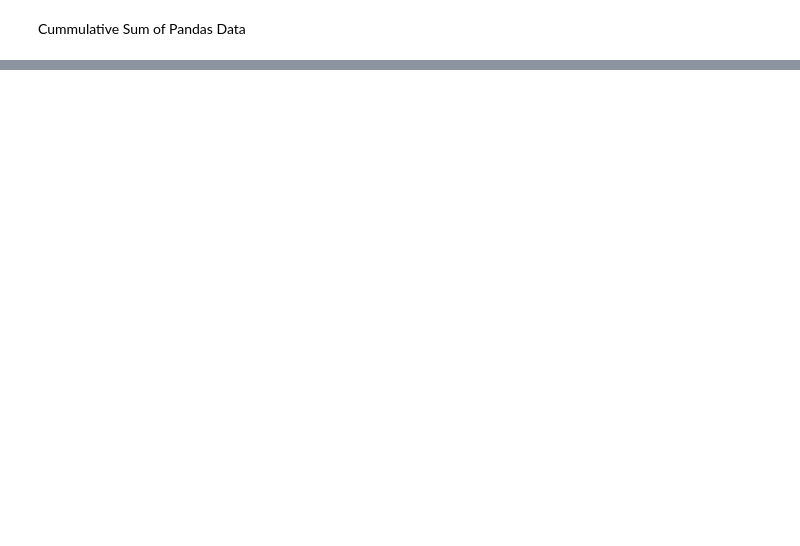
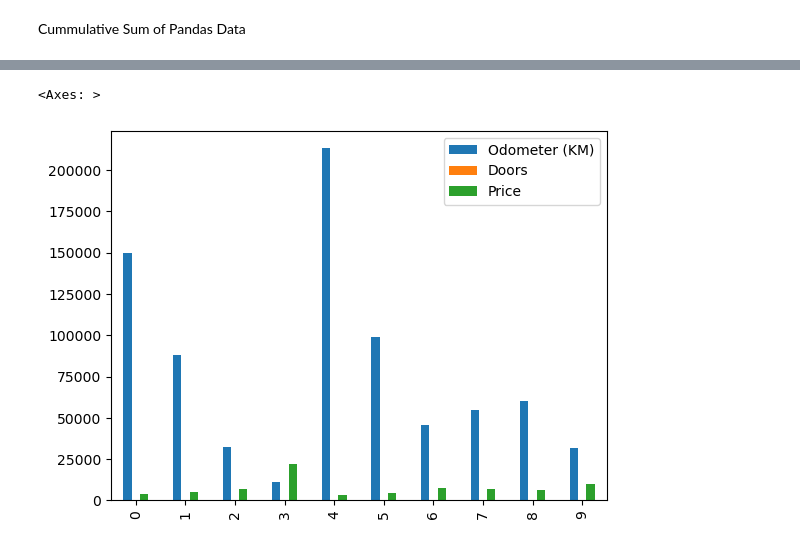
Before and after one commit to aftb777/Learning-Machine, a Jupyter notebook: MatpotlibCodes/PlottingPandas.ipynb, the cells around one changed output, grey strips where cells are left out. Saved outputs shown, nothing was run; the diff lists cells and outputs as text; code cells hidden in the pictures; blank space fills up the shorter version.

Commit message:
Plotting 2

```diff
--- a/MatpotlibCodes/PlottingPandas.ipynb
+++ b/MatpotlibCodes/PlottingPandas.ipynb
@@ -23,0 +31,9 @@ time_stamp.plot(
+# %%
+car_sales["Price"] = (
+    car_sales["Price"]
+    .astype(str)
+    .str.replace("$", "", regex=False)
+    .str.replace(",", "", regex=False)
+)
+
+car_sales["Price"] = pd.to_numeric(car_sales["Price"])
@@ -23,0 +48,8 @@ time_stamp.plot(
+# %%
+# Bar Plot
+car_sales.plot(kind="bar")
+
+# car_sales.plot(x="Make", y="Price", kind="bar")
+# %% [output]
+<Axes: >
+[figure, added]
```
Also changed, not shown: parts of 9 cells of this notebook.
